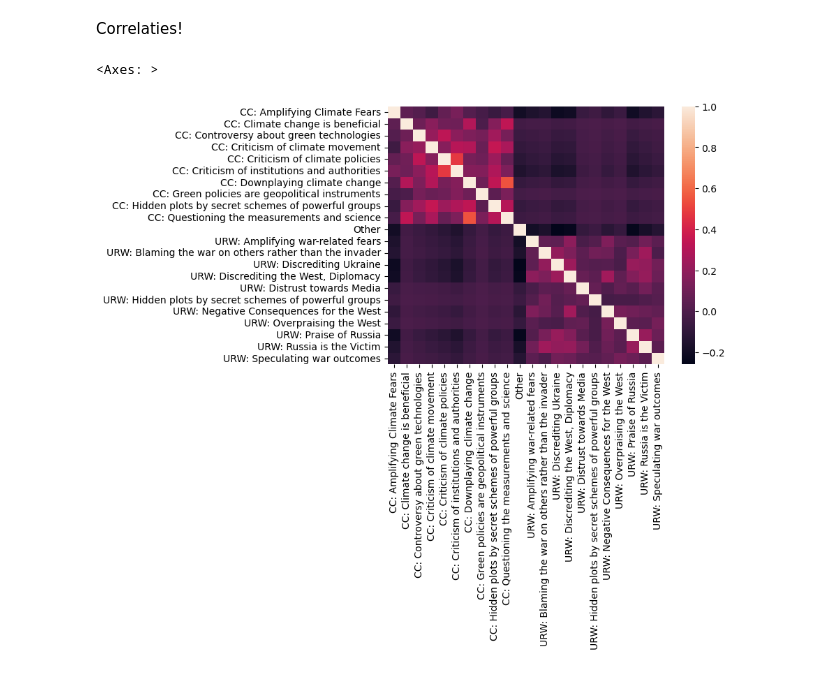
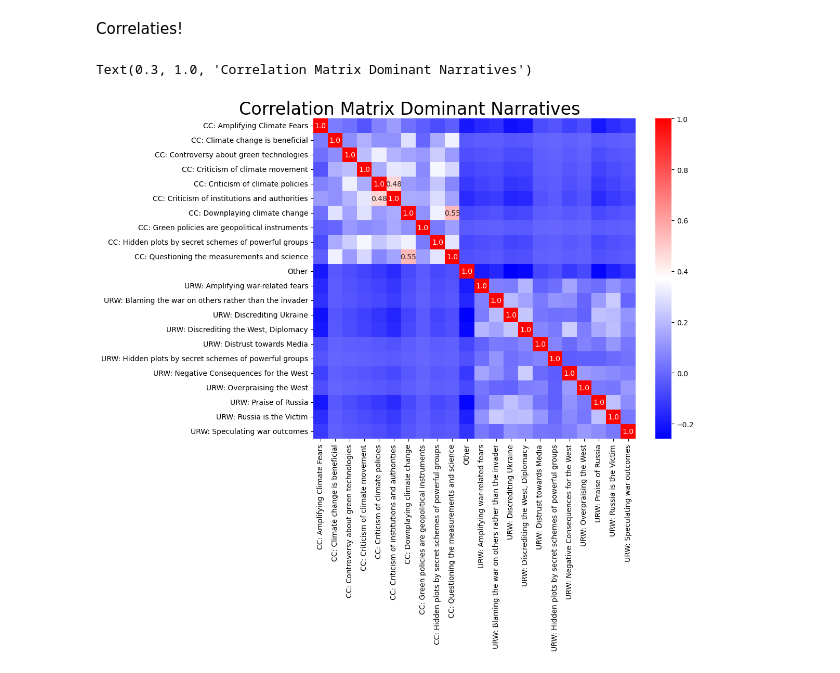
Before and after one commit to jsluijter02/SEMEVAL2025-task-10, a Jupyter notebook: notebooks/data_analysis.ipynb, the cells around one changed output. Cells and saved outputs as stored; diff of their text form; code cells hidden in the pictures.

```diff
--- a/notebooks/data_analysis.ipynb
+++ b/notebooks/data_analysis.ipynb
@@ -151,8 +159,13 @@ Correlaties!
 # %%
 # https://www.geeksforgeeks.org/create-a-correlation-matrix-using-python/
 # Dominant classes correlation heat map
 dom_matrix = df[dom_mlb.classes_].corr()
-sns.heatmap(dom_matrix)
+important_corr = np.where(dom_matrix>0.4,np.round(dom_matrix,2),"")
+plt.figure(figsize=(10,8))
+heatmap = sns.heatmap(dom_matrix,cmap="bwr", annot = important_corr,fmt="")
+heatmap.set_title("Correlation Matrix Dominant Narratives", fontsize=24,x=0.3)
+
+#TODO:Consider using ABBREVIATIONS FOR THE LABELS!!
 # %% [output]
-<Axes: >
+Text(0.3, 1.0, 'Correlation Matrix Dominant Narratives')
-[figure, old version]
+[figure, new version]
```
Also changed, not shown: parts of 11 cells of this notebook, 9 other files.
